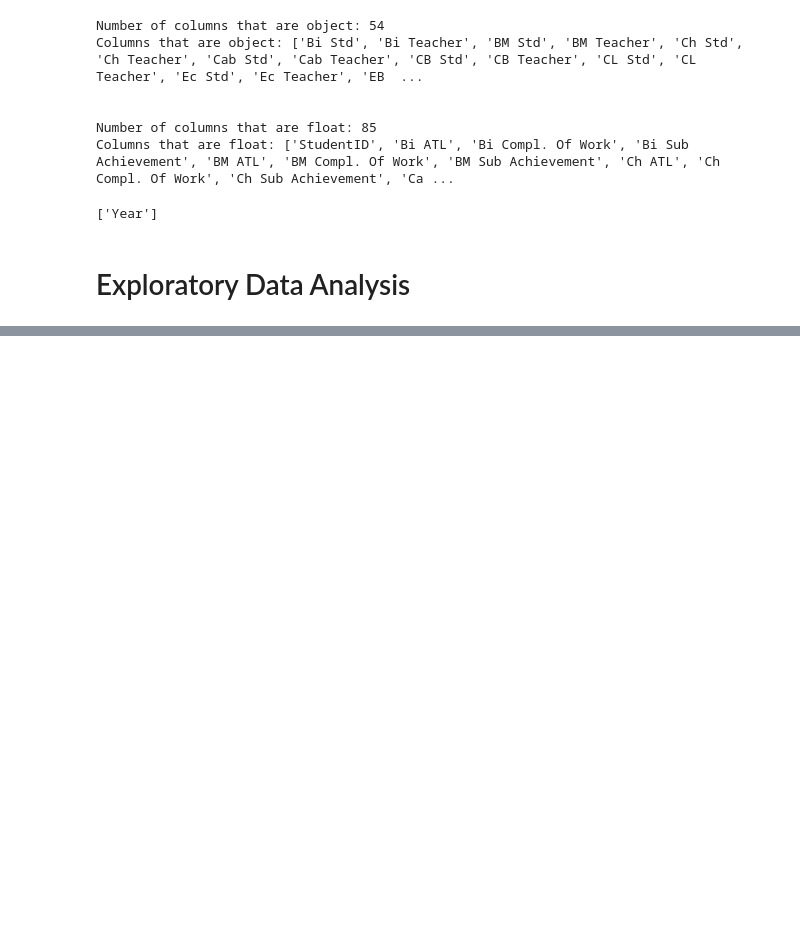
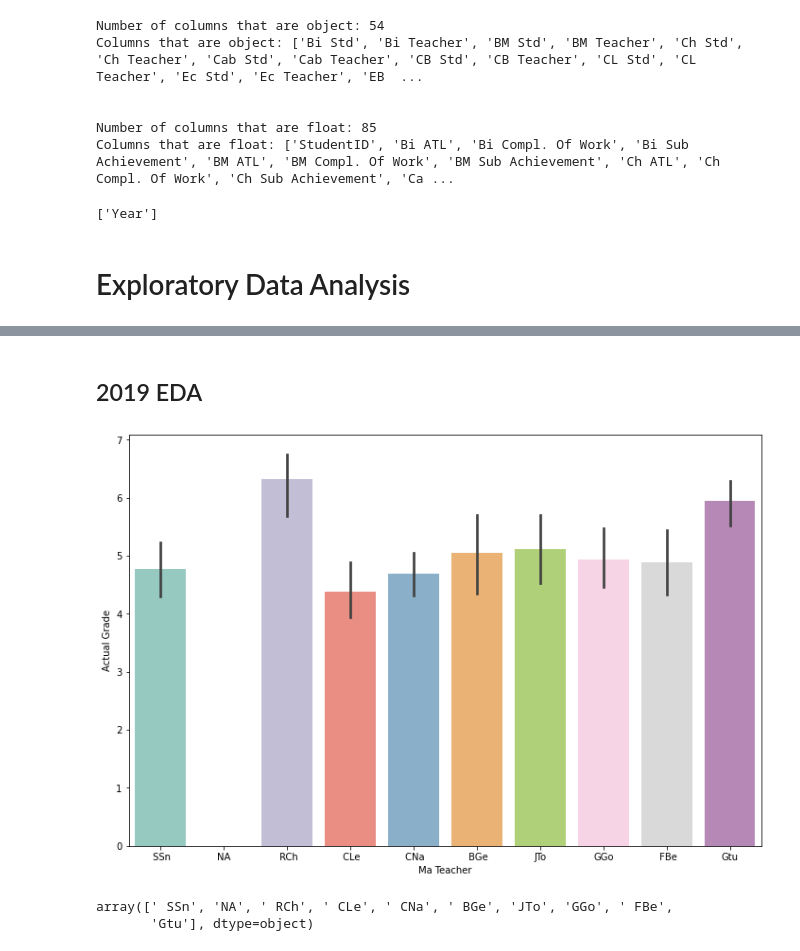
Before and after one commit to siti-alawiyah/ibresultprediction, a Jupyter notebook: Exploratory_Data_Analysis_1.0.ipynb, the cells around one changed output, grey strips where cells are left out. Drawn from its saved outputs; the diff is of its cells as text; code cells hidden in the pictures; blank space fills up the shorter version.

```diff
--- a/Exploratory_Data_Analysis_1.0.ipynb
+++ b/Exploratory_Data_Analysis_1.0.ipynb
@@ -901,0 +1094,15 @@ sns.barplot(data= df17, x = 'Ma Teacher', y = 'Actual Grade');
+# %% [markdown]
+## 2019 EDA
+# %%
+# plot for 2019 teacher vs actual grade
+
+sns.set_palette('Set3')
+plt.figure(figsize=(12,8))
+sns.barplot(data = dd19, x = 'Ma Teacher', y = 'Actual Grade');
+# %% [output]
+[figure, added]
+# %%
+dd19['Ma Teacher'].unique()
+# %% [output]
+array([' SSn', 'NA', ' RCh', ' CLe', ' CNa', ' BGe', 'JTo', 'GGo', ' FBe',
+       'Gtu'], dtype=object)
```
Also changed, not shown: parts of 31 cells of this notebook.
